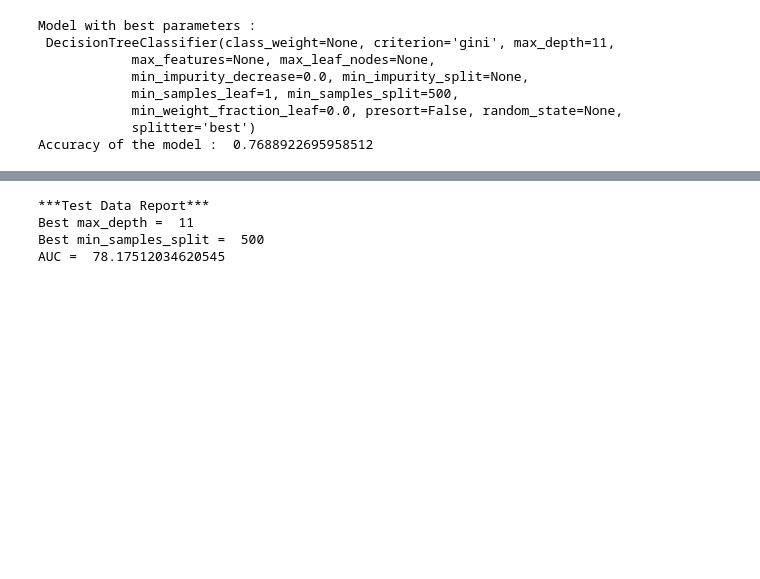
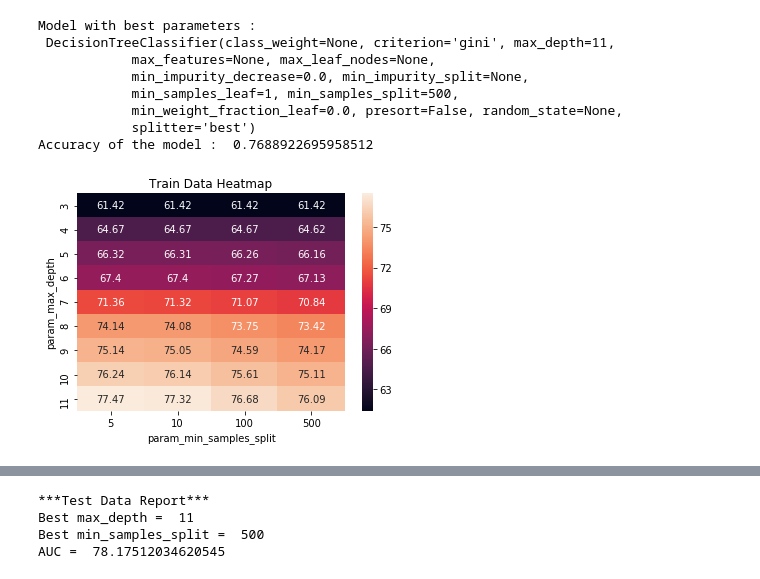
Before and after one commit to abhikumar22/Amazon-Fine-Food-Reviews-Analysis, a Jupyter notebook: Amazon Fine Food Reviews Analysis Decision Trees/08 Amazon Fine Food Reviews Analysis_Decision Trees.ipynb, the cells around one changed output, grey strips where cells are left out. Drawn from its saved outputs; the diff is of its cells as text; code cells hidden in the pictures; blank space fills up the shorter version.

```diff
--- a/Amazon Fine Food Reviews Analysis Decision Trees/08 Amazon Fine Food Reviews Analysis_Decision Trees.ipynb
+++ b/Amazon Fine Food Reviews Analysis Decision Trees/08 Amazon Fine Food Reviews Analysis_Decision Trees.ipynb
@@ -639,3 +639,17 @@ Model with best parameters :
             min_weight_fraction_leaf=0.0, presort=False, random_state=None,
             splitter='best')
 Accuracy of the model :  0.7688922695958512
+# %%
+dataframe = pd.DataFrame(model.cv_results_) # model.cv_results_ : gives the results after fitting the model
+#Storing it into the dataframe and later plotting it into heatmap
+# %%
+# Train Data Auc Score Vs hyperparameter Heatmap
+max_scores = dataframe.groupby(['param_max_depth',
+                                    'param_min_samples_split']).max()
+max_scores = max_scores.unstack()[['mean_test_score', 'mean_train_score']]
+sns.heatmap(max_scores.mean_train_score*100, annot=True, fmt='.4g');
+ax = plt.axes()
+ax.set_title('Train Data Heatmap')
+plt.show()
+# %% [output]
+[figure, added]
```
Also changed, not shown: parts of 21 cells of this notebook, 1 other file.
